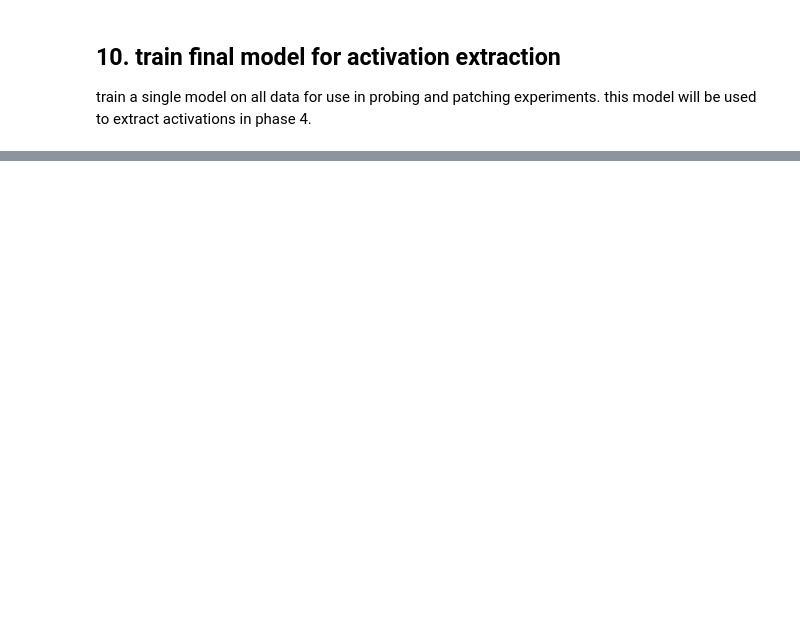
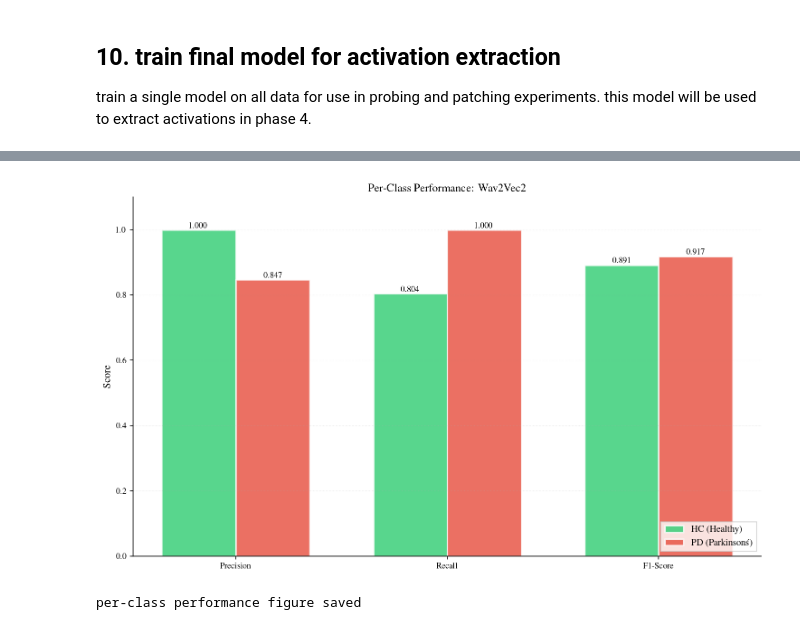
Before and after one commit to smayan-gowda/pd-interpretability, a Jupyter notebook: notebooks/local/03_train_wav2vec2_local.ipynb, the cells around one changed output, grey strips where cells are left out. Saved outputs shown, nothing was run; the diff lists cells and outputs as text; code cells hidden in the pictures; blank space fills up the shorter version.

```diff
--- a/notebooks/local/03_train_wav2vec2_local.ipynb
+++ b/notebooks/local/03_train_wav2vec2_local.ipynb
@@ -1117,0 +1446,59 @@ print(f"test accuracy: {best_acc:.1%}")
+# %%
+# figure: per-class performance comparison (precision, recall, f1)
+fig, ax = plt.subplots(figsize=(10, 6))
+
+# data
+metrics_names = ['Precision', 'Recall', 'F1-Score']
+hc_scores = [
+    wav2vec2_report['HC']['precision'],
+    wav2vec2_report['HC']['recall'],
+    wav2vec2_report['HC']['f1-score']
+]
+pd_scores = [
+    wav2vec2_report['PD']['precision'],
+    wav2vec2_report['PD']['recall'],
+    wav2vec2_report['PD']['f1-score']
+]
+
+x = np.arange(len(metrics_names))
+width = 0.35
+
+# bars
+bars1 = ax.bar(x - width/2, hc_scores, width, label=r'HC (Healthy)',
+               color='#2ecc71', alpha=0.8, edgecolor='white', linewidth=1.5)
+bars2 = ax.bar(x + width/2, pd_scores, width, label=r'PD (Parkinson\'s)',
+               color='#e74c3c', alpha=0.8, edgecolor='white', linewidth=1.5)
+
+# add value labels on bars
+for bars in [bars1, bars2]:
+    for bar in bars:
+        height = bar.get_height()
+        ax.text(bar.get_x() + bar.get_width()/2., height,
+                f'{height:.3f}',
+                ha='center', va='bottom', fontsize=9)
+
+# styling
+ax.set_ylabel(r'Score', fontsize=11)
+ax.set_title(r'Per-Class Performance: Wav2Vec2', fontsize=12)
+ax.set_xticks(x)
+ax.set_xticklabels(metrics_names)
+ax.legend(loc='lower right', fontsize=10)
+ax.set_ylim([0, 1.1])
+ax.grid(True, alpha=0.3, linestyle=':', linewidth=0.5, axis='y')
+
+plt.tight_layout()
+
+# save
+plt.savefig(output_dir / 'per_class_performance.png', dpi=300, bbox_inches='tight')
+plt.savefig(output_dir / 'per_class_performance.pdf', dpi=300, bbox_inches='tight')
+
+main_fig_dir = project_root / 'results' / 'figures'
+plt.savefig(main_fig_dir / 'fig_p3_04_per_class_performance.png', dpi=300, bbox_inches='tight')
+plt.savefig(main_fig_dir / 'fig_p3_04_per_class_performance.pdf', dpi=300, bbox_inches='tight')
+
+plt.show()
+
+print(f"per-class performance figure saved")
+# %% [output]
+[figure, added]
+per-class performance figure saved
```
Also changed, not shown: parts of 19 cells of this notebook.
